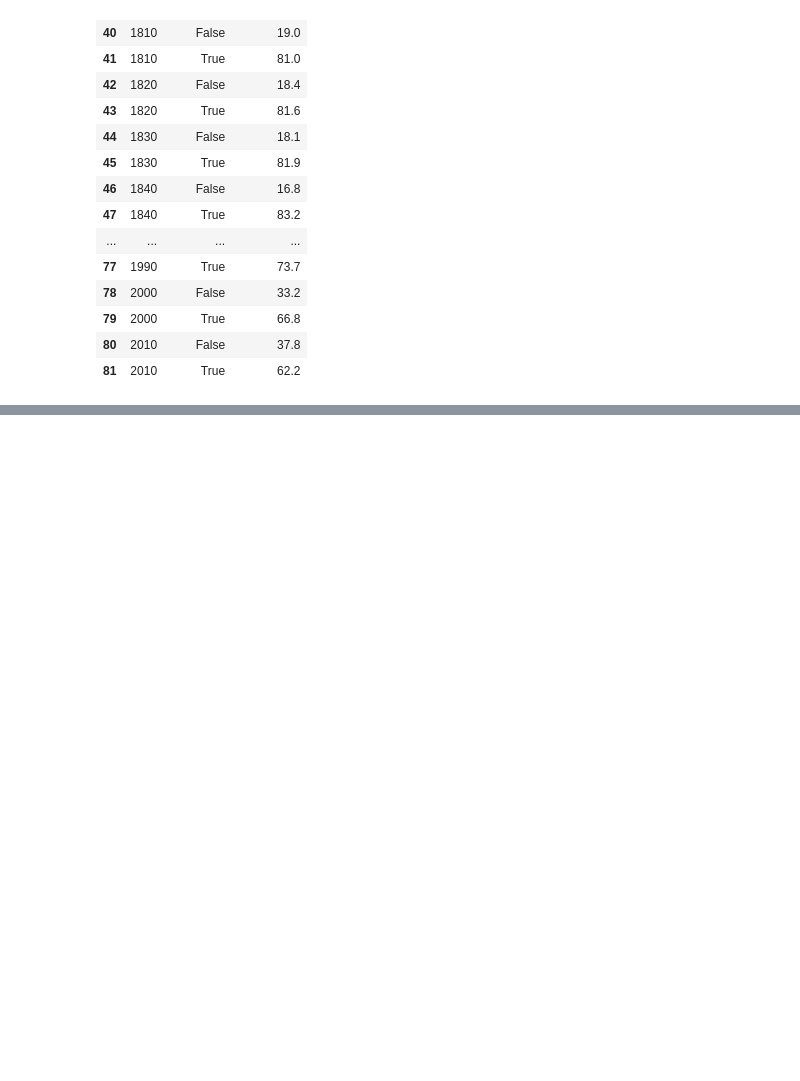
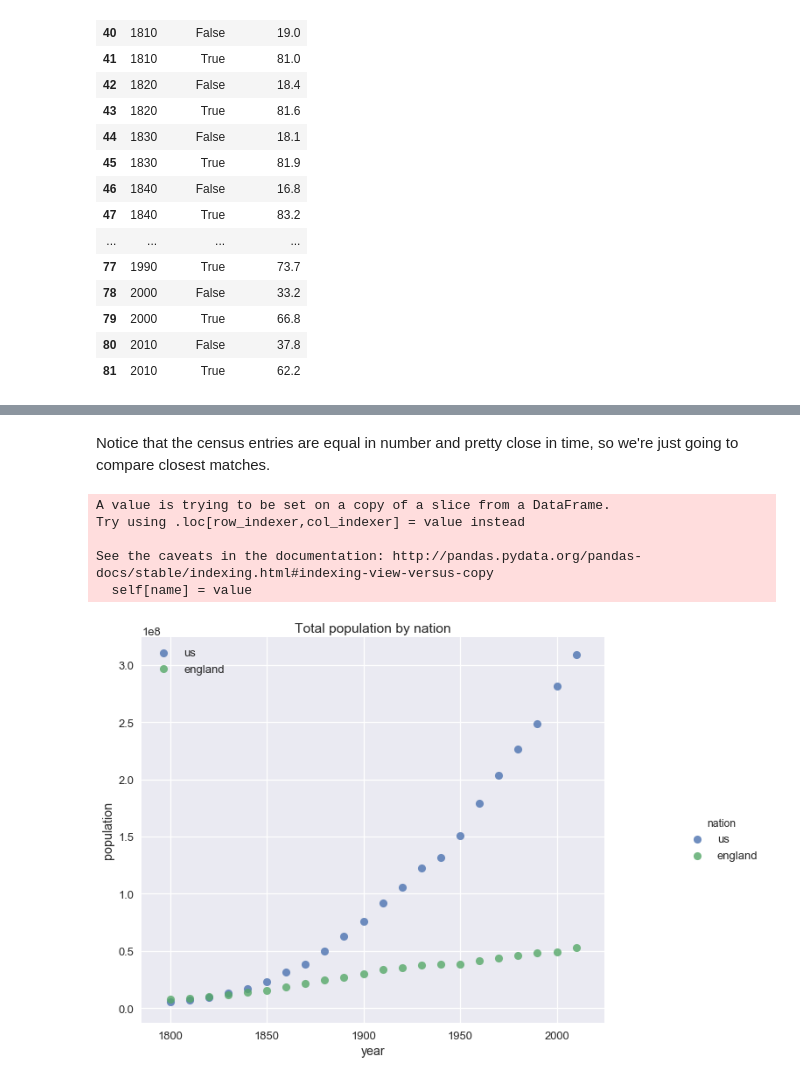
Before and after one commit to wilkens/noveltm-national-demographics, a Jupyter notebook: National Demographics.ipynb, the cells around one changed output, grey strips where cells are left out. Drawn from its saved outputs; the diff is of its cells as text; code cells hidden in the pictures; blank space fills up the shorter version.

```diff
--- a/National Demographics.ipynb
+++ b/National Demographics.ipynb
@@ -294,0 +302,8 @@ display(round(us_pcts_dom[us_pcts_dom.year>=1800],1))
+# %%
+us_tot = us.loc[(us.ethnicity == 'total') & (us.year >= 1800)]
+us_tot['nation'] = 'us'
+display(us_tot.head())
+print(us_tot.shape)
+
+display(gb_tot.head())
+print(gb_tot.shape)
@@ -294,0 +329,22 @@ display(round(us_pcts_dom[us_pcts_dom.year>=1800],1))
+# %% [markdown]
+Notice that the census entries are equal in number and pretty close in time, so we're just going to compare closest matches.
+# %%
+# Make dates match by rounding to nearest decade
+gb_tot.year = round(gb_tot.year, -1)
+pop_totals = pd.concat([us_tot[['nation', 'year', 'population']],
+                        gb_tot[['nation', 'year', 'population']]])
+# %% [output]
+A value is trying to be set on a copy of a slice from a DataFrame.
+Try using .loc[row_indexer,col_indexer] = value instead
+
+See the caveats in the documentation: http://pandas.pydata.org/pandas-docs/stable/indexing.html#indexing-view-versus-copy
+  self[name] = value
+# %%
+# Plot total populations by nation
+fig = sns.lmplot(data=pop_totals, y='population', x='year', hue='nation', fit_reg=False)
+plt.legend()
+plt.title('Total population by nation')
+fig.fig.set_size_inches(12,8)
+plt.show()
+# %% [output]
+[figure, added]
```
Also changed, not shown: parts of 12 cells of this notebook, 3 other files.
